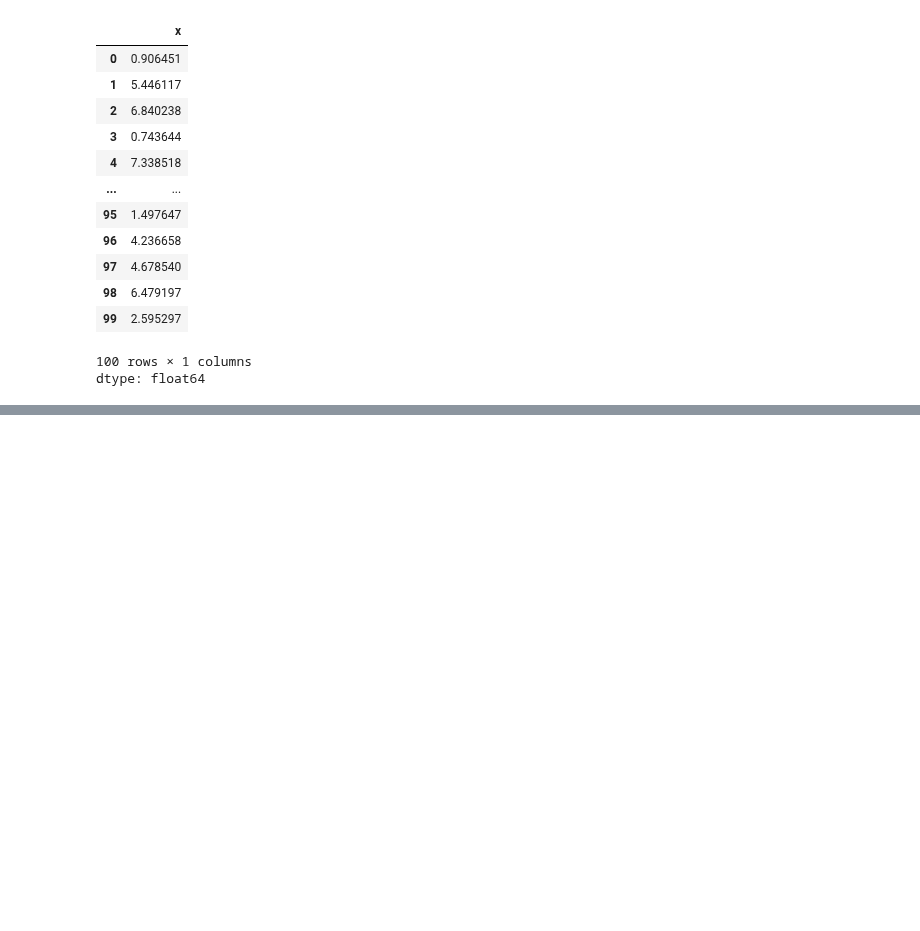
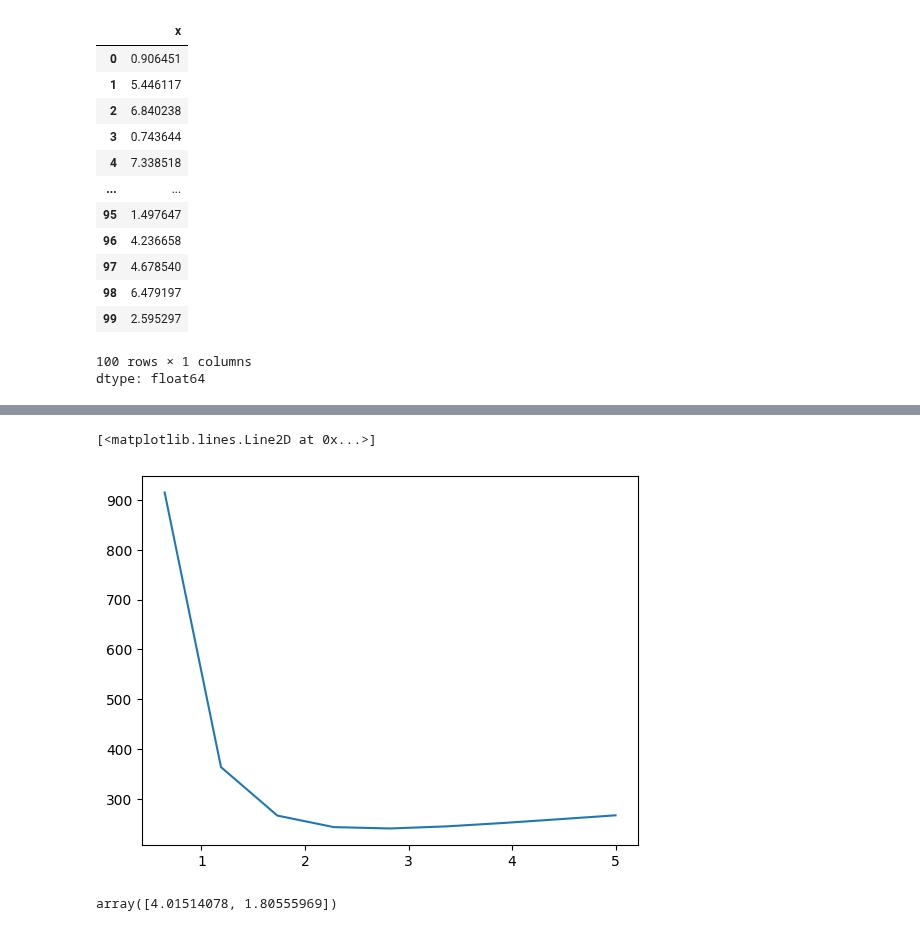
Before and after one commit to asegura4488/MetodosComputacionales1, a Jupyter notebook: Semana15/AjusteHistogramas.ipynb, the cells around one changed output, grey strips where cells are left out. Cells and saved outputs as stored; diff of their text form; code cells hidden in the pictures; blank space fills up the shorter version.

```diff
--- a/Semana15/AjusteHistogramas.ipynb
+++ b/Semana15/AjusteHistogramas.ipynb
@@ -43,0 +86,12 @@ dtype: float64
+# %%
+plt.plot(sigma_,Like)
+# %% [output]
+[<matplotlib.lines.Line2D at 0x...>]
+[figure, added]
+# %%
+import scipy.optimize as spo
+p0 = np.array([3.,0.5])
+result = spo.minimize(JointLikelihood,p0,args=(x,))
+result.x
+# %% [output]
+array([4.01514078, 1.80555969])
```
Also changed, not shown: parts of 8 cells of this notebook.
